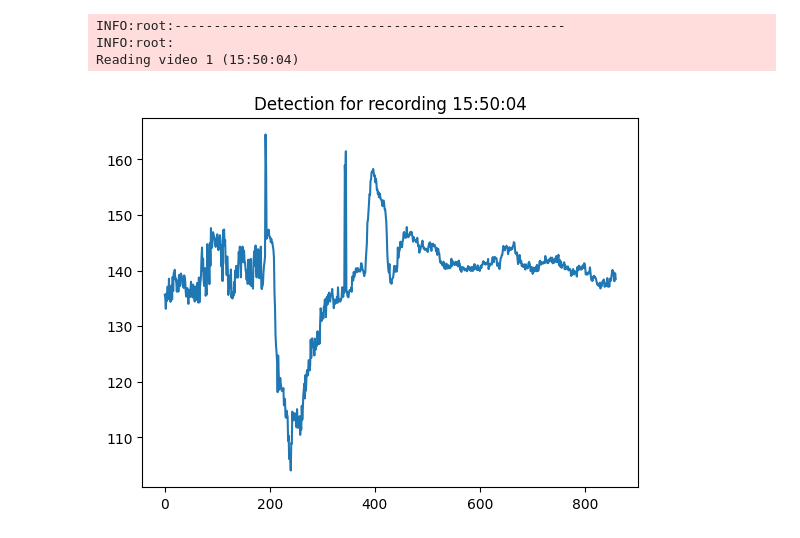
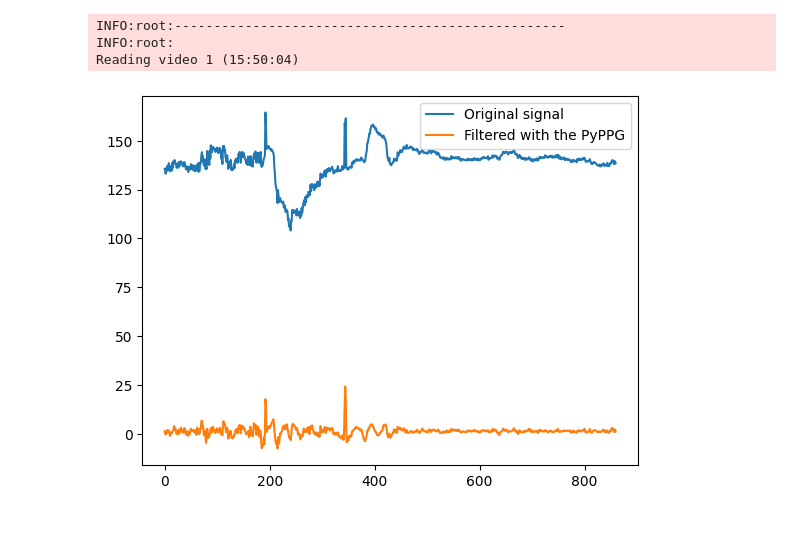
Before and after one commit to LeonardoSanBenitez/heart-rate-from-camera, a Jupyter notebook: 01 - Predict HR from video (optional analyze wave).ipynb, the cells around one changed output. Drawn from its saved outputs; the diff is of its cells as text; code cells hidden in the pictures.

```diff
--- a/01 - Predict HR from video (optional analyze wave).ipynb
+++ b/01 - Predict HR from video (optional analyze wave).ipynb
@@ -15,12 +291,18 @@ logging.basicConfig(level=logging.INFO)
 # %%
 data = pd.read_csv("assets/data.csv", index_col='N')
 data['HR_predicted'] = np.NaN
+data['points_sp'] = json.dumps([])
+data['points_dn'] = json.dumps([])
 
 for index, row in data.iterrows():
     if pd.isna(row['Recording']):
         continue
     #if index<16:
     #    continue
+
+    ###########################################################
+    # Extract signal from face
+    ###########################################################
     #cap = cv2.VideoCapture("assets/video_3.mp4")
     logging.info('-'*50)
     logging.info(f"\nReading video {index} ({row['Recording']})")
@@ -126,46 +408,99 @@ for index, row in data.iterrows():
         cv2.imshow("face",aligned_face)
         i = i+1
         logging.debug("time of the loop number "+ str(i) +" : " + str(time.time()-t0))
 
         # waitKey to show the frame and break loop whenever 'q' is pressed
         if cv2.waitKey(1) & 0xFF == ord('q'):
             break
 
     cap.release()
     cv2.destroyAllWindows()
 
     ###########################################################
-    plt.plot(data_buffer_all)
-    plt.title(f"Detection for recording {row['Recording']}")
+    # Extract fiducials from signal
+    ###########################################################
+    assert len(data_buffer) == 100
+    assert len(bpm_all) == len(data_buffer_all)
+    assert fps > 20
+    # Load into PyPPG
+    # TODO:
+    # Dear PyPPG maintainers: please document that `load_data` expects a mat file
+    # And that the mat file should contain a field `Data` with a 1d array, and a field `Fs` with the sampling rate.
+    with tempfile.NamedTemporaryFile(suffix='.mat') as temp:
+        scipy.io.savemat(temp.name, {
+            'Data': data_buffer_all,
+            'Fs': fps,
+        })
+        signal = load_data(data_path=temp.name, fs=0, start_sig=0, end_sig=-1, channel="Pleth", use_tk=True, print_flag=True)
+
+    filtered = filter_ppg(signal, verbose=False)
+
+    # Plot in time domain
+    points_to_plot = 2000
+    filtered = filtered[:points_to_plot-740]
+    plt.plot(signal.v[:points_to_plot], label='Original signal')
+    plt.plot(filtered[:points_to_plot], label='Filtered with the PyPPG')
+    plt.legend()
     plt.show()
 
-    plt.plot(bpm_all)
-    plt.show()
+    # peak detection
+    signal.ppg = filtered
+    try:
+        fiducials = detect_peaks(signal)
+        plot_peaks(signal, fiducials, 'Fiducial detection')
+        assert type(fiducials) == pd.DataFrame
+        assert fiducials.shape[0] > 5
+    except Exception as e:
+        logging.error(f'Excpetion at peak identification: {e}, {traceback.format_exc()}')
+        fiducials = None
 
-    assert len(data_buffer) == 100
-    assert len(bpm_all) == len(data_buffer_all)
+    ###########################################################
+    # Analysis
+    ###########################################################
+
+    #plt.plot(data_buffer_all)
+    #plt.title(f"Detection for recording {row['Recording']}")
+    #plt.show()
+
+    #plt.plot(bpm_all)
+    #plt.show()
+
+    if fiducials is not None:
+        print('????????????????')
+        # Take bpm by the median number of frames between two consecutive systolic peaks
+        median_bpm = int(fiducials['sp'].diff().median() * 60 / fps)
+        points_sp = (fiducials['sp']/fps).astype(float).tolist()
+        points_dn = (fiducials['dn']/fps).astype(float).tolist()
+        data.loc[index, 'HR_predicted'] = median_bpm
+    else:
+        #plot_peaks(signal, pd.DataFrame(columns=['on', 'sp', 'dn', 'dp', 'off', 'u', 'v', 'w', 'a', 'b', 'c', 'd', 'e', 'f', 'p1', 'p2']), 'Fiducial detection')
+        median_bpm = 0
+        points_sp = []
+        points_dn = []
+        # TODO: reestimate fft from filtered signal
+        data.loc[index, 'HR_predicted'] = int(np.mean(bpm_all[BUFFER_SIZE:]))
+    data.loc[index, 'points_sp'] = json.dumps(points_sp)
+    data.loc[index, 'points_dn'] = json.dumps(points_dn)
+
     logging.info("End of video. Total running time: " + str(time.time() - t))
     logging.info(f"We should have about {int(video_fps*30)} frames, and we have {len(bpm_all)}")
-    logging.info(f"Final BPM: {int(bpm_all[-1])}")
-    logging.info(f"Average BPM: {int(np.mean(bpm_all[BUFFER_SIZE:]))}")
+    logging.info(f"Final BPM before filtering: {int(bpm_all[-1])}")
+    logging.info(f"Average BPM before filtering: {int(np.mean(bpm_all[BUFFER_SIZE:]))}")
+    logging.info(f"Median BPM after filtering: {median_bpm}")
     logging.info(f"Real BPM: {row['HR']}")
-
-    data.loc[index, 'HR_predicted'] = int(np.mean(bpm_all[BUFFER_SIZE:]))
 
     pd.DataFrame(
         data_buffer_all,
         index=pd.Series(np.arange(0, (1/fps)*len(data_buffer_all), 1/fps), name='time'),
         columns=['signal'],
     ).to_csv(f"assets/ecg_from_video/{row['Recording']}.csv")
 
 
-    break
-    if index > 2:
-        break
-
-#data.to_csv("assets/data_predicted.csv", quoting=csv.QUOTE_ALL)
+    #break
+    #if index >= 2:
+    #    break
 # %% [output]
 INFO:root:--------------------------------------------------
 INFO:root:
 Reading video 1 (15:50:04)
-[figure, old version]
+[figure, new version]
```
Also changed, not shown: parts of 6 cells of this notebook, 4 other files.
